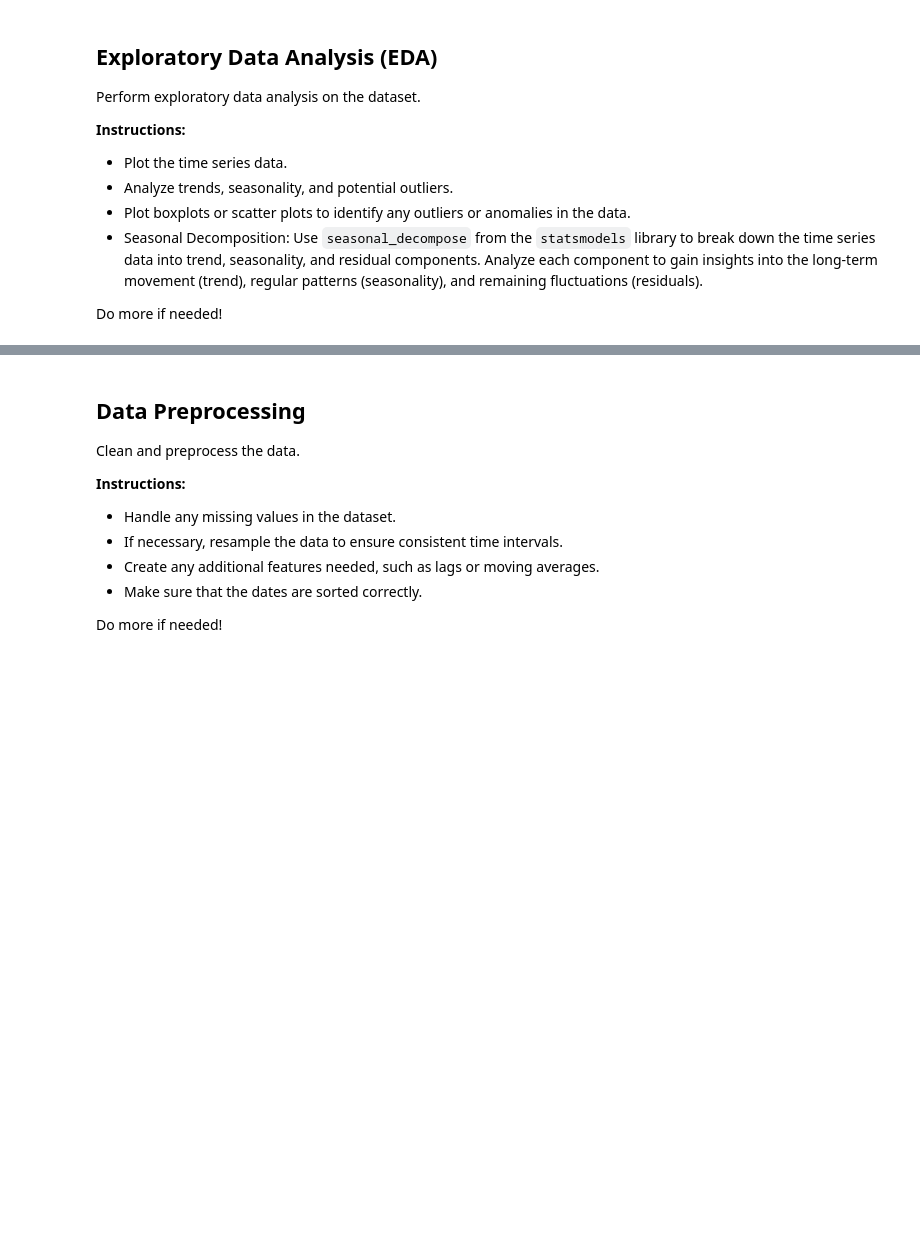
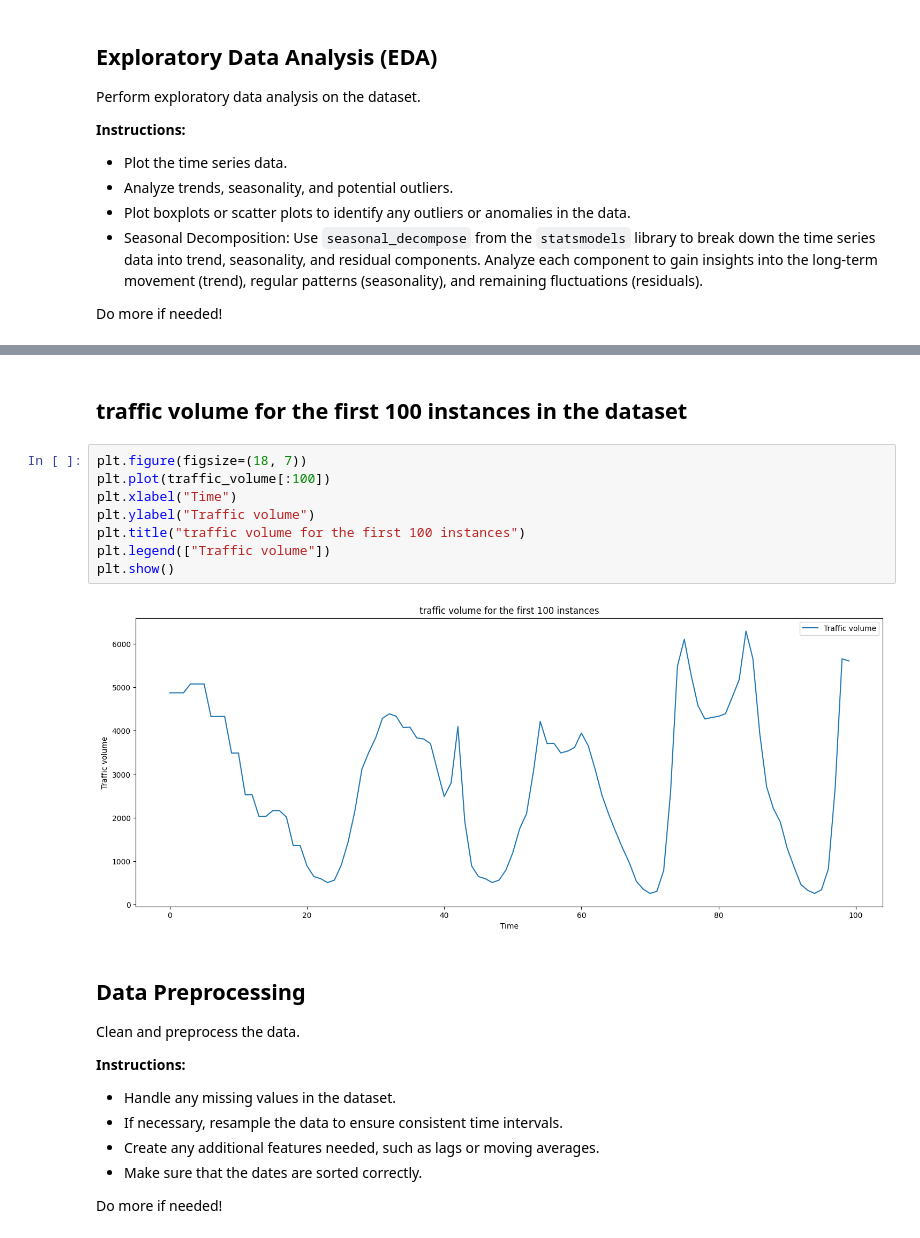
Before and after one commit to TariqAlhathloul/Time-Series, a Jupyter notebook: WorkSpace/Time_Series_Forecasting_Practical_Evaluation.ipynb, the cells around one changed output, grey strips where cells are left out. Drawn from its saved outputs; the diff is of its cells as text; blank space fills up the shorter version.

```diff
--- a/WorkSpace/Time_Series_Forecasting_Practical_Evaluation.ipynb
+++ b/WorkSpace/Time_Series_Forecasting_Practical_Evaluation.ipynb
@@ -53,3 +166,15 @@ Do more if needed!
+# %% [markdown]
+## traffic volume for the first 100 instances in the dataset
+# %%
+plt.figure(figsize=(18, 7))
+plt.plot(traffic_volume[:100])
+plt.xlabel("Time")
+plt.ylabel("Traffic volume")
+plt.title("traffic volume for the first 100 instances")
+plt.legend(["Traffic volume"])
+plt.show()
+# %% [output]
+[figure, added]
 # %% [markdown]
 ## Data Preprocessing
 
```
Also changed, not shown: parts of 96 cells of this notebook.
